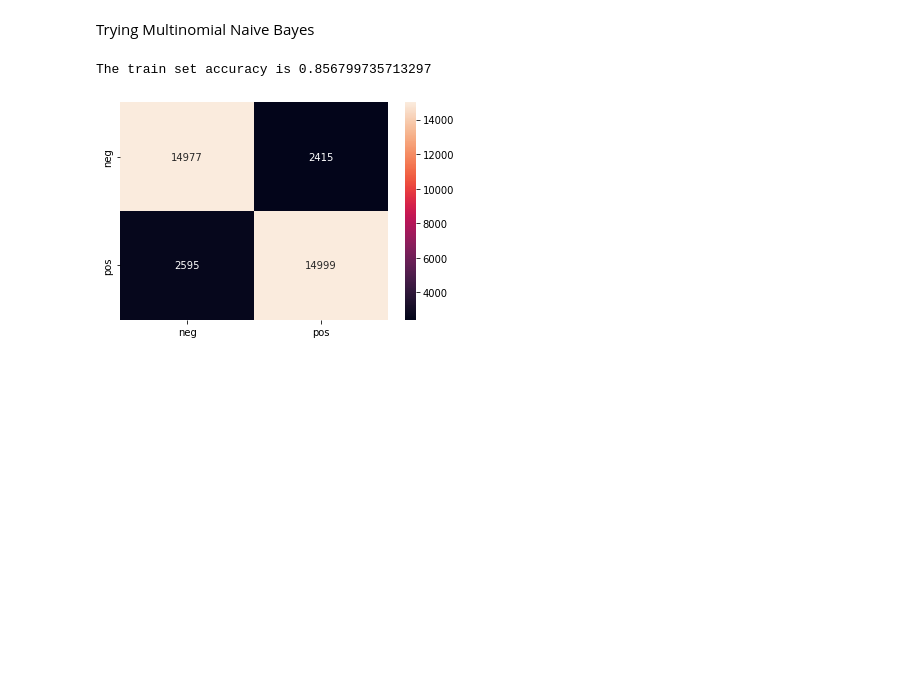
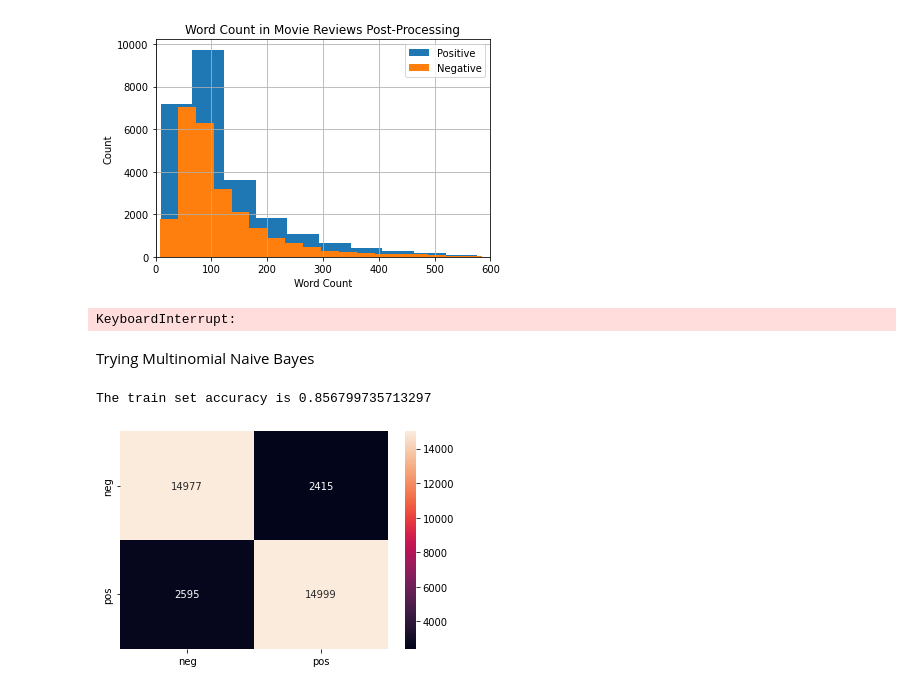
Before and after one commit to christesont/cs4448_finalproject, a Jupyter notebook: cs4448_finalproject.ipynb, the cells around one changed output. Cells and saved outputs as stored; diff of their text form; code cells hidden in the pictures; blank space fills up the shorter version.

Commit message:
added histograms and wordclouds

```diff
--- a/cs4448_finalproject.ipynb
+++ b/cs4448_finalproject.ipynb
@@ -171,0 +142,28 @@ df
+# %%
+text = df.text.str.split()
+df['word_count'] = [len(i) for i in text]
+
+%matplotlib inline
+fig, ax = plt.subplots()
+ax= df[df.sentiment=='pos'].word_count.hist(bins=25)
+ax = df[df.sentiment=='neg'].word_count.hist(bins=25)
+ax.set_title('Word Count in Movie Reviews Post-Processing')
+ax.set_xlabel('Word Count')
+ax.set_ylabel('Count')
+ax.legend(['Positive','Negative'])
+plt.xlim([0, 600])
+plt.show()
+# %% [output]
+[figure, added]
+# %%
+from wordcloud import WordCloud
+
+text = ' '.join(df[df.sentiment=='pos'].text.str.split(' ').sum()).lower()
+wordcloud = WordCloud(max_words=25).generate(text)
+
+plt.imshow(wordcloud, interpolation='bilinear')
+plt.axis("off")
+plt.title("Wordcloud of Positive Reviews")
+plt.show()
+# %% [output]
+KeyboardInterrupt:
```
Also changed, not shown: parts of 27 cells of this notebook.
